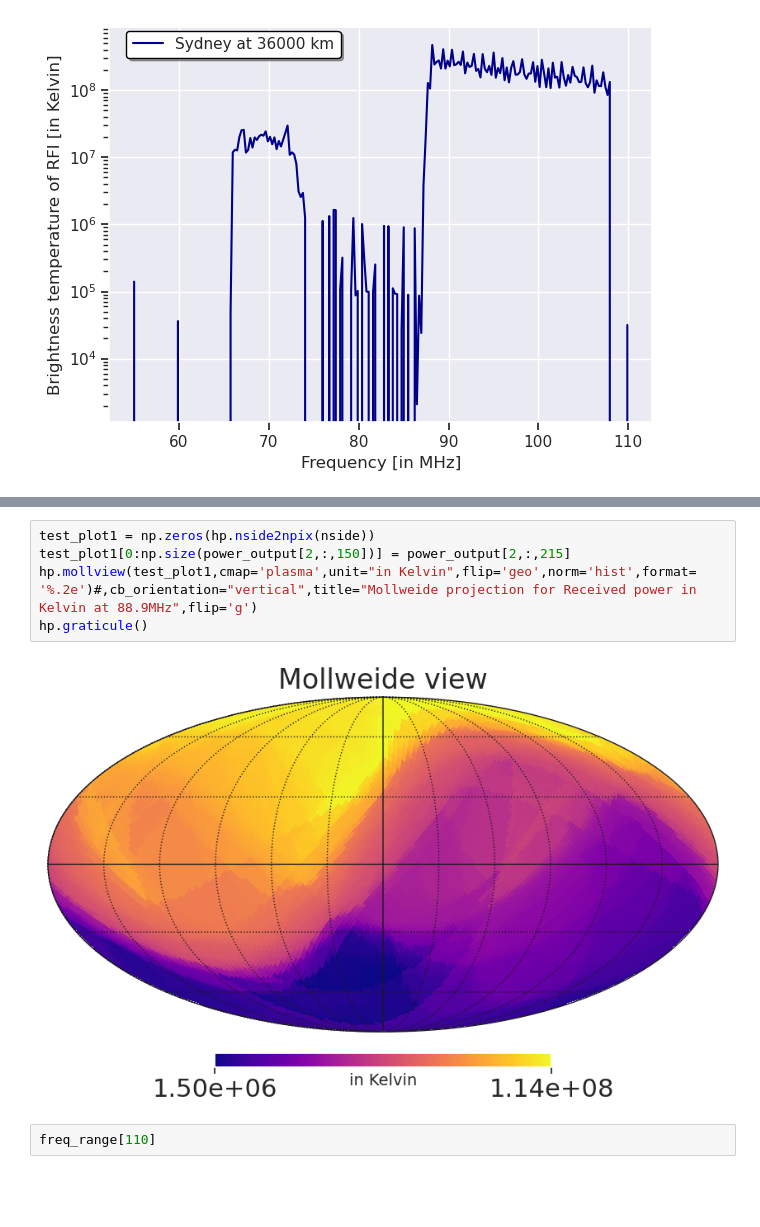
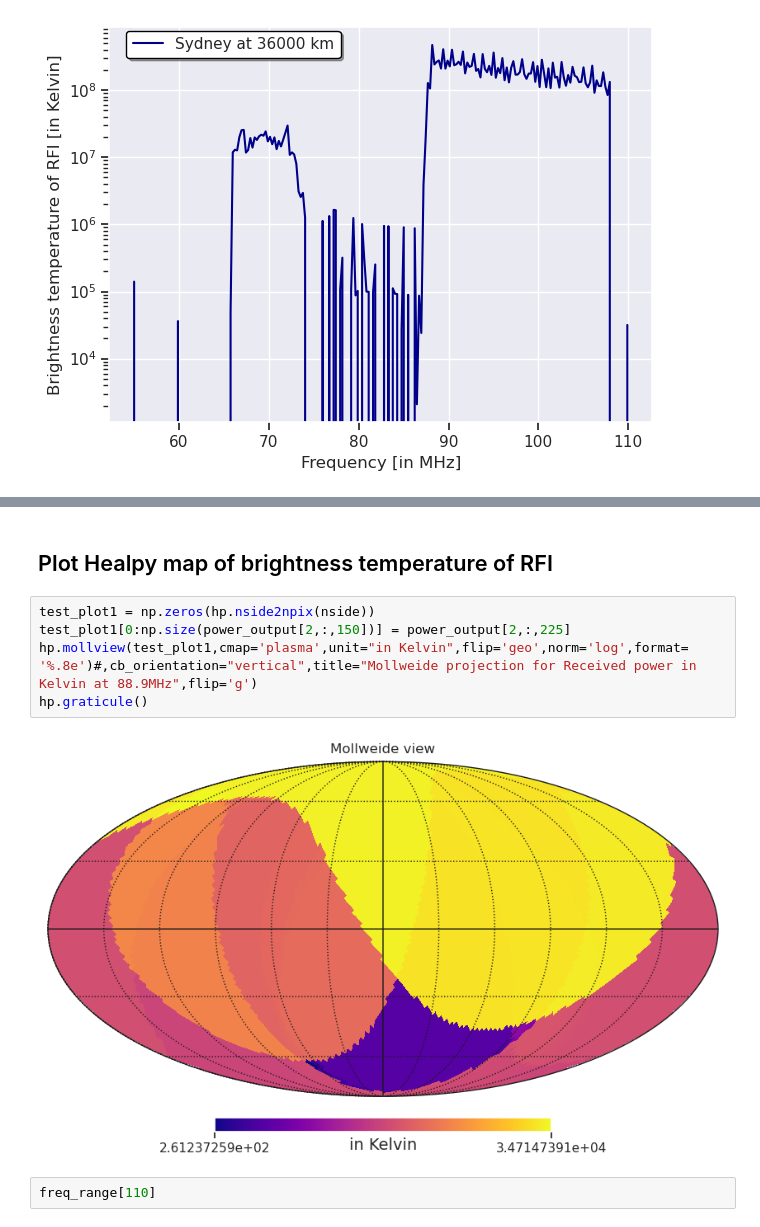
Before and after one commit to Bharatcs/rfi, a Jupyter notebook: Project/starfire_main.ipynb, the cells around one changed output, grey strips where cells are left out. Saved outputs shown, nothing was run; the diff lists cells and outputs as text; blank space fills up the shorter version.

```diff
--- a/Project/starfire_main.ipynb
+++ b/Project/starfire_main.ipynb
@@ -486,10 +557,12 @@ plt.show()
+# %% [markdown]
+## Plot Healpy map of brightness temperature of RFI
 # %%
 test_plot1 = np.zeros(hp.nside2npix(nside))
-test_plot1[0:np.size(power_output[2,:,150])] = power_output[2,:,215]
-hp.mollview(test_plot1,cmap='plasma',unit="in Kelvin",flip='geo',norm='hist',format= '%.2e')#,cb_orientation="vertical",title="Mollweide projection for Received power in Kelvin at 88.9MHz",flip='g')
+test_plot1[0:np.size(power_output[2,:,150])] = power_output[2,:,225]
+hp.mollview(test_plot1,cmap='plasma',unit="in Kelvin",flip='geo',norm='log',format= '%.8e')#,cb_orientation="vertical",title="Mollweide projection for Received power in Kelvin at 88.9MHz",flip='g')
 hp.graticule()
 # %% [output]
-[figure, old version]
+[figure, new version]
 # %%
 freq_range[110]
 # %% [output]
```
Also changed, not shown: parts of 22 cells of this notebook.
